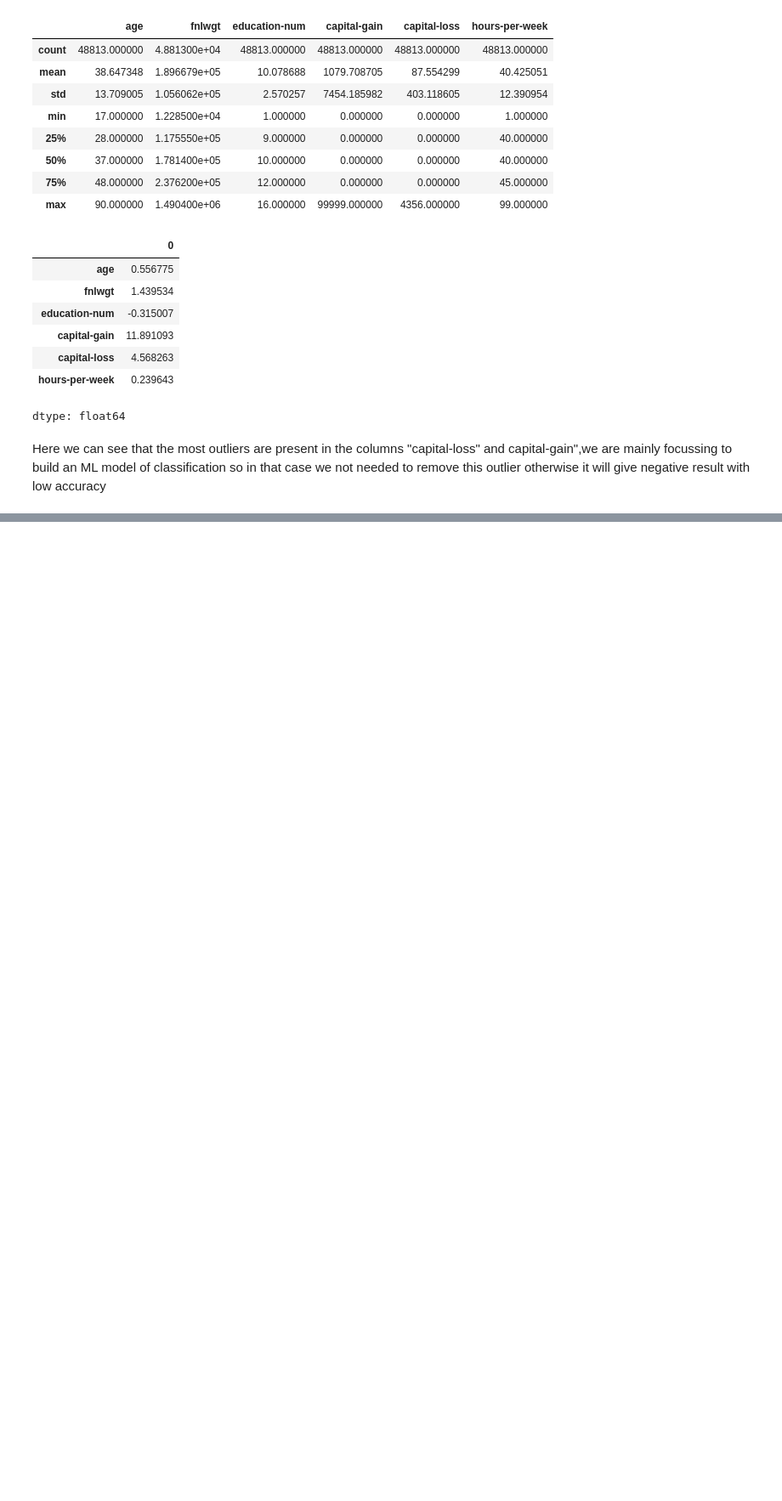
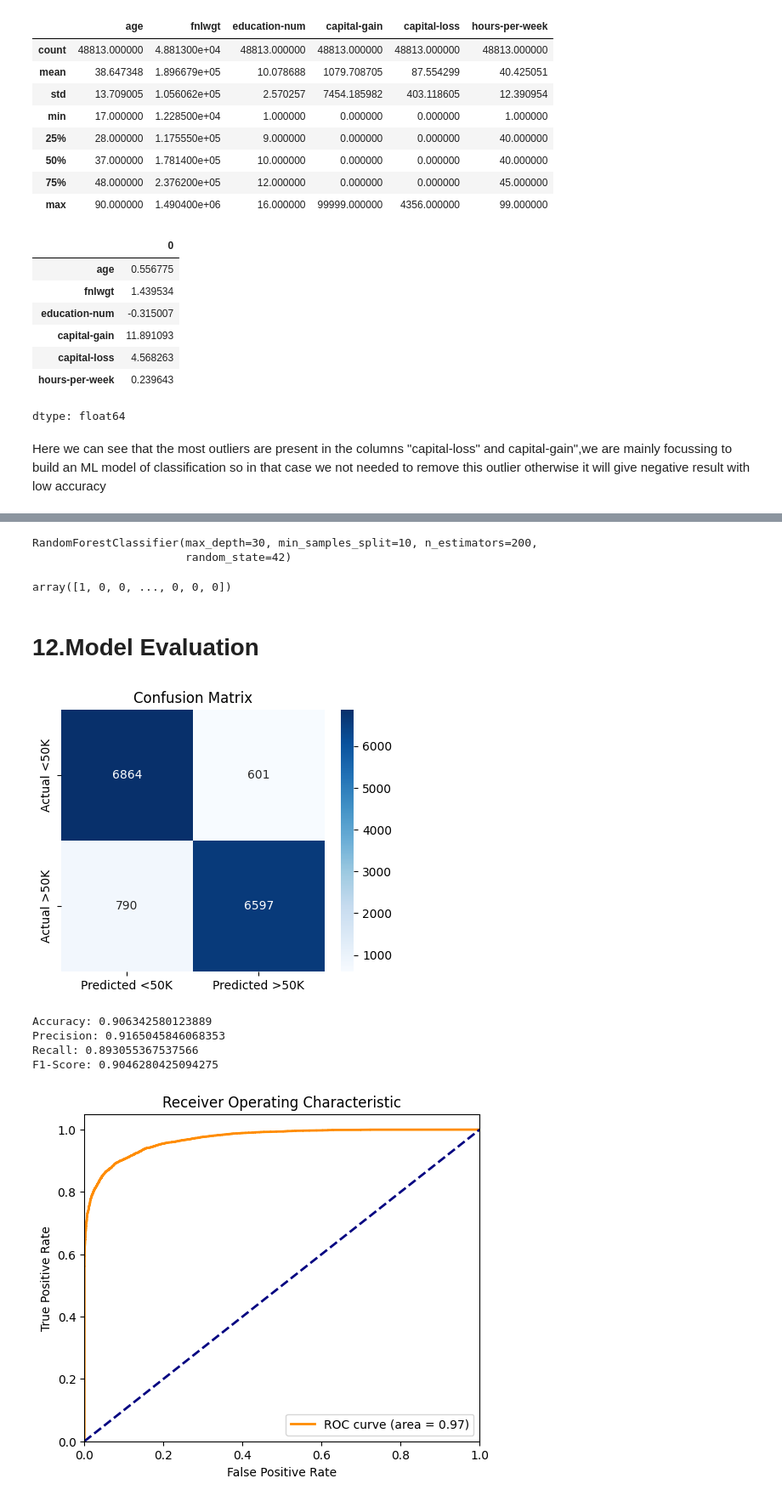
Before and after one commit to Jubin5/DSML-Project, a Jupyter notebook: DSML_Project.ipynb, the cells around one changed output, grey strips where cells are left out. Shown at 85% size. Saved outputs shown, nothing was run; the diff lists cells and outputs as text; code cells hidden in the pictures; blank space fills up the shorter version.

```diff
--- a/DSML_Project.ipynb
+++ b/DSML_Project.ipynb
@@ -323,2 +394,2 @@ Index(['age', 'education', 'education-num', 'marital-status', 'occupation',
 # %%
-X_train, X_test, y_train, y_test = train_test_split(X_selected, y, test_size=0.2)
+X_train, X_test, y_train, y_test = train_test_split(X_resampled_df, y_resampled_df, test_size=0.2)
@@ -324,0 +477,65 @@ X_train, X_test, y_train, y_test = train_test_split(X_selected, y, test_size=0.2
+# %%
+# # Train final model using best parameters
+best_rf = RandomForestClassifier(bootstrap= True,max_depth= 30,min_samples_leaf=1,min_samples_split=10,n_estimators=200, random_state=42)
+best_rf.fit(X_train, y_train.values.ravel())
+# %% [output]
+RandomForestClassifier(max_depth=30, min_samples_split=10, n_estimators=200,
+                       random_state=42)
+# %%
+y_pred = best_rf.predict(X_test)
+y_pred
+# %% [output]
+array([1, 0, 0, ..., 0, 0, 0])
+# %% [markdown]
+# 12.Model Evaluation
+# %%
+
+from sklearn.metrics import confusion_matrix, accuracy_score, precision_score, recall_score, f1_score, roc_curve, auc
+import matplotlib.pyplot as plt
+import seaborn as sns
+
+
+# Predict probabilities for the positive class (income > 50K)
+y_probs = best_rf.predict_proba(X_test)[:, 1]
+
+# Confusion Matrix
+cm = confusion_matrix(y_test, y_pred)
+plt.figure(figsize=(5,4))
+sns.heatmap(cm, annot=True, fmt="d", cmap="Blues",
+xticklabels=["Predicted <50K", "Predicted >50K"],
+yticklabels=["Actual <50K", "Actual >50K"])
+plt.title("Confusion Matrix")
+plt.show()
+
+accuracy = accuracy_score(y_test, y_pred)
+print(f"Accuracy: {accuracy}")
+
+precision = precision_score(y_test, y_pred)
+print(f"Precision: {precision}")
+
+recall = recall_score(y_test, y_pred)
+print(f"Recall: {recall}")
+
+f1 = f1_score(y_test, y_pred)
+print(f"F1-Score: {f1}")
+
+fpr, tpr, thresholds = roc_curve(y_test, y_probs)
+roc_auc = auc(fpr, tpr)
+
+plt.figure(figsize=(6, 5))
+plt.plot(fpr, tpr, color='darkorange', lw=2, label=f'ROC curve (area = {roc_auc:.2f})')
+plt.plot([0, 1], [0, 1], color='navy', lw=2, linestyle='--')
+plt.xlim([0.0, 1.0])
+plt.ylim([0.0, 1.05])
+plt.xlabel('False Positive Rate')
+plt.ylabel('True Positive Rate')
+plt.title('Receiver Operating Characteristic')
+plt.legend(loc="lower right")
+plt.show()
+# %% [output]
+[figure, added]
+Accuracy: 0.906342580123889
+Precision: 0.9165045846068353
+Recall: 0.893055367537566
+F1-Score: 0.9046280425094275
+[figure, added]
```
Also changed, not shown: parts of 24 cells of this notebook.
